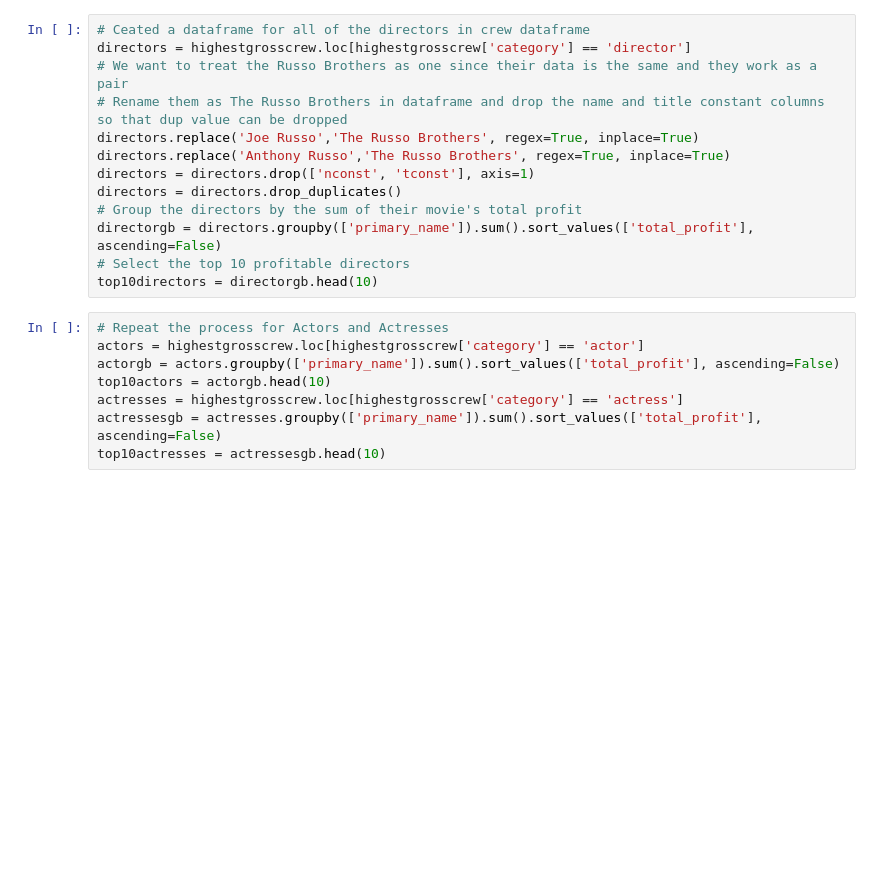
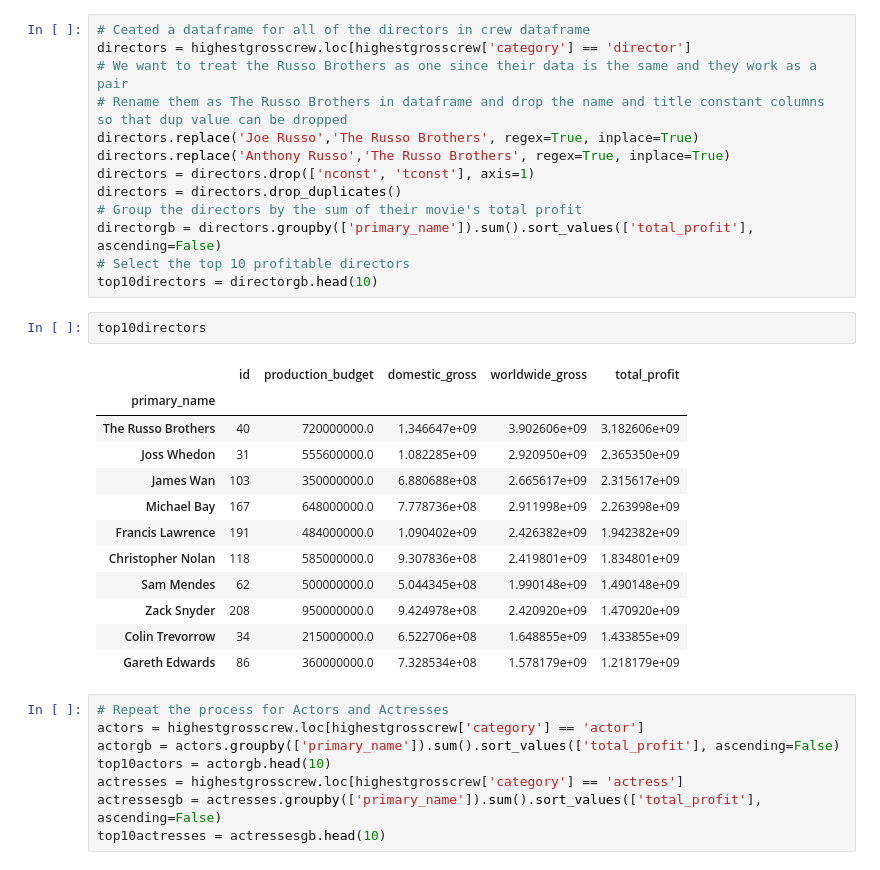
Before and after one commit to sumed-h/microsoft-studio-movie-analysis, a Jupyter notebook: Group_4_Notebook_FINAL.ipynb, the cells around one changed output. Saved outputs shown, nothing was run; the diff lists cells and outputs as text; blank space fills up the shorter version.

```diff
--- a/Group_4_Notebook_FINAL.ipynb
+++ b/Group_4_Notebook_FINAL.ipynb
@@ -272,6 +308,21 @@ directors = directors.drop_duplicates()
 directorgb = directors.groupby(['primary_name']).sum().sort_values(['total_profit'], ascending=False)
 # Select the top 10 profitable directors
 top10directors = directorgb.head(10)
+# %%
+top10directors
+# %% [output]
+|  | id | production_budget | domestic_gross | worldwide_gross | total_profit |
+| primary_name |  |  |  |  |  |
+| The Russo Brothers | 40 | 720000000.0 | 1.346647e+09 | 3.902606e+09 | 3.182606e+09 |
+| Joss Whedon | 31 | 555600000.0 | 1.082285e+09 | 2.920950e+09 | 2.365350e+09 |
+| James Wan | 103 | 350000000.0 | 6.880688e+08 | 2.665617e+09 | 2.315617e+09 |
+| Michael Bay | 167 | 648000000.0 | 7.778736e+08 | 2.911998e+09 | 2.263998e+09 |
+| Francis Lawrence | 191 | 484000000.0 | 1.090402e+09 | 2.426382e+09 | 1.942382e+09 |
+| Christopher Nolan | 118 | 585000000.0 | 9.307836e+08 | 2.419801e+09 | 1.834801e+09 |
+| Sam Mendes | 62 | 500000000.0 | 5.044345e+08 | 1.990148e+09 | 1.490148e+09 |
+| Zack Snyder | 208 | 950000000.0 | 9.424978e+08 | 2.420920e+09 | 1.470920e+09 |
+| Colin Trevorrow | 34 | 215000000.0 | 6.522706e+08 | 1.648855e+09 | 1.433855e+09 |
+| Gareth Edwards | 86 | 360000000.0 | 7.328534e+08 | 1.578179e+09 | 1.218179e+09 |
 # %%
 # Repeat the process for Actors and Actresses
 actors = highestgrosscrew.loc[highestgrosscrew['category'] == 'actor']
```
Also changed, not shown: parts of 5 cells of this notebook.
